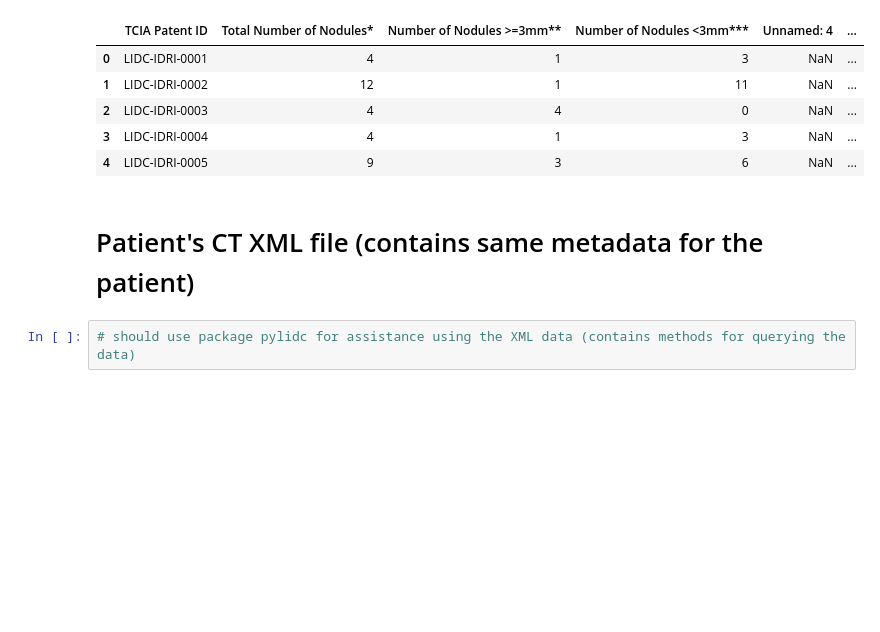
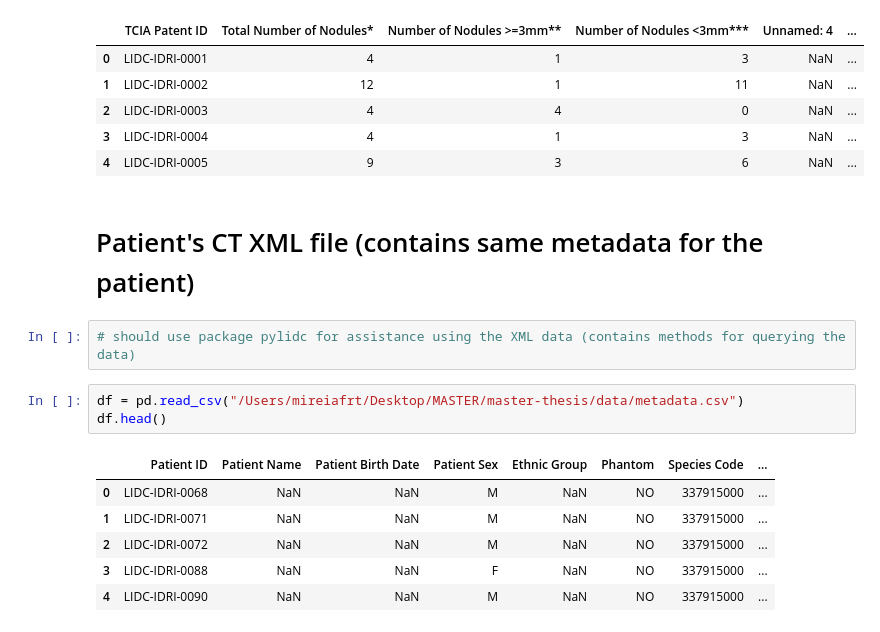
Before and after one commit to mireiafrt/master-thesis, a Jupyter notebook: notebooks/metadata_eda.ipynb, the cells around one changed output. Drawn from its saved outputs; the diff is of its cells as text; blank space fills up the shorter version.

```diff
--- a/notebooks/metadata_eda.ipynb
+++ b/notebooks/metadata_eda.ipynb
@@ -543,3 +638,13 @@ df_nodule_count.head()
 # Patient's CT XML file (contains same metadata for the patient)
 # %%
 # should use package pylidc for assistance using the XML data (contains methods for querying the data)
+# %%
+df = pd.read_csv("/Users/mireiafrt/Desktop/MASTER/master-thesis/data/metadata.csv")
+df.head()
+# %% [output]
+|  | Patient ID | Patient Name | Patient Birth Date | Patient Sex | Ethnic Group | Phantom | Species Code | ... |
+| 0 | LIDC-IDRI-0068 | NaN | NaN | M | NaN | NO | 337915000 | ... |
+| 1 | LIDC-IDRI-0071 | NaN | NaN | M | NaN | NO | 337915000 | ... |
+| 2 | LIDC-IDRI-0072 | NaN | NaN | M | NaN | NO | 337915000 | ... |
+| 3 | LIDC-IDRI-0088 | NaN | NaN | F | NaN | NO | 337915000 | ... |
+| 4 | LIDC-IDRI-0090 | NaN | NaN | M | NaN | NO | 337915000 | ... |
```
Also changed, not shown: parts of 14 cells of this notebook, 1 other file.
